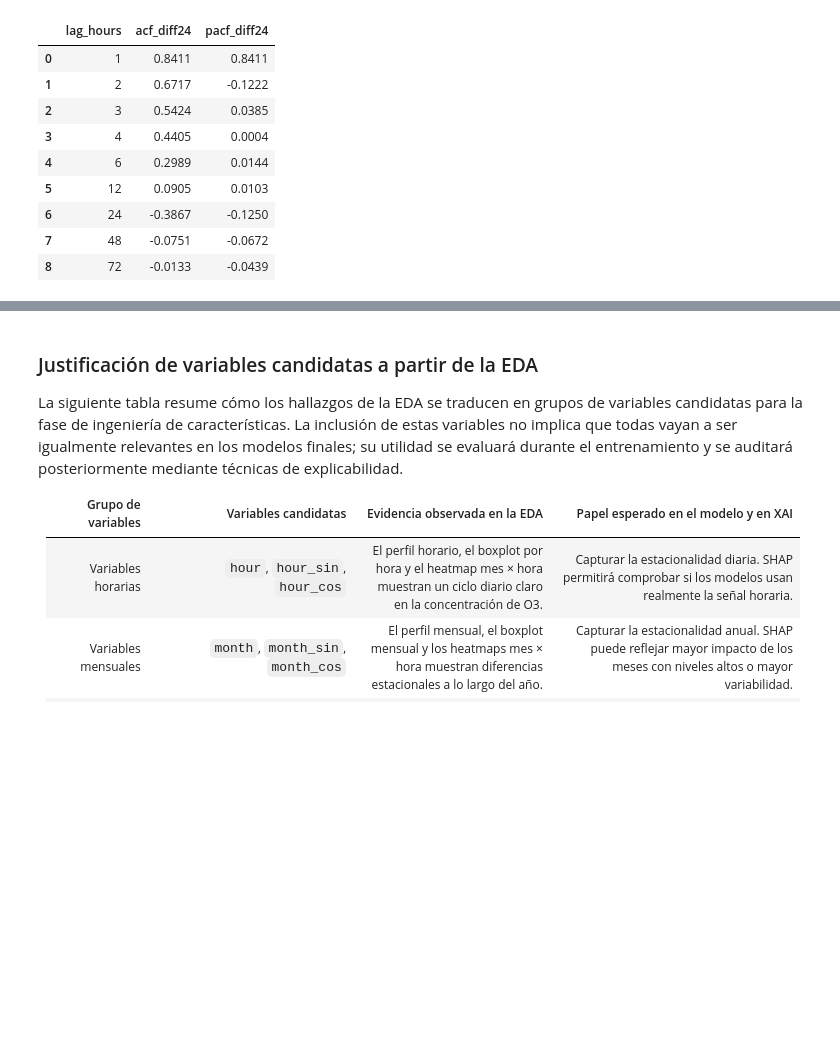
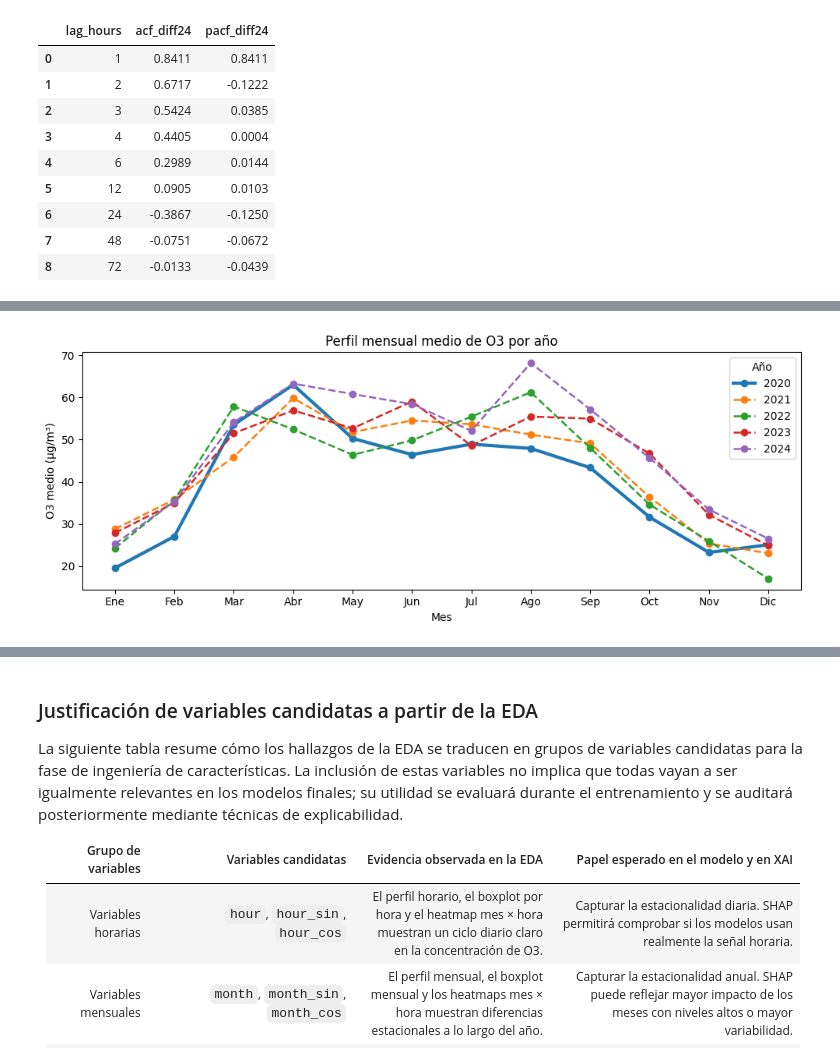
Before and after one commit to hipenation2142/trabajo, a Jupyter notebook: notebooks/01_eda_o3.ipynb, the cells around one changed output, grey strips where cells are left out. Drawn from its saved outputs; the diff is of its cells as text; code cells hidden in the pictures; blank space fills up the shorter version.

```diff
--- a/notebooks/01_eda_o3.ipynb
+++ b/notebooks/01_eda_o3.ipynb
@@ -1925,0 +2028,18 @@ stationary_correlogram_summary.to_csv(
+# %%
+# Se calcula la media mensual de O3 para cada año.
+# Esta vista resume la evolución interanual con menos ruido que la serie diaria.
+monthly_profile_by_year = (
+    regime_df
+    .groupby(["month", "year"])["o3"]
+    .mean()
+    .unstack("year")
+    .reindex(index=range(1, 13), columns=comparison_years)
+)
+
+monthly_profile_by_year.index = [MONTH_LABELS[month] for month in range(1, 13)]
+
+display(monthly_profile_by_year.round(2))
+
+monthly_profile_by_year.to_csv(
+    TABLES_DIR / "eda_monthly_profile_by_year_2020_2024.csv"
+)
@@ -1925,0 +2060,34 @@ stationary_correlogram_summary.to_csv(
+# %%
+# Perfil mensual superpuesto por año.
+# Esta figura ayuda a comprobar si 2020 presenta un nivel o patrón estacional diferente.
+fig, ax = plt.subplots(figsize=(10, 4))
+
+for year in comparison_years:
+    linewidth = 3 if year == 2020 else 1.8
+    linestyle = "-" if year == 2020 else "--"
+
+    ax.plot(
+        monthly_profile_by_year.index,
+        monthly_profile_by_year[year],
+        marker="o",
+        linewidth=linewidth,
+        linestyle=linestyle,
+        label=str(year),
+    )
+
+ax.set_title("Perfil mensual medio de O3 por año")
+ax.set_xlabel("Mes")
+ax.set_ylabel("O3 medio (µg/m³)")
+ax.legend(title="Año")
+
+fig.tight_layout()
+
+fig.savefig(
+    FIGURES_GENERATED_DIR / "eda_o3_monthly_profile_by_year_2020_2024.png",
+    dpi=300,
+    bbox_inches="tight",
+)
+
+plt.show()
+# %% [output]
+[figure, added]
```
Also changed, not shown: parts of 11 cells of this notebook, 9 other files.
